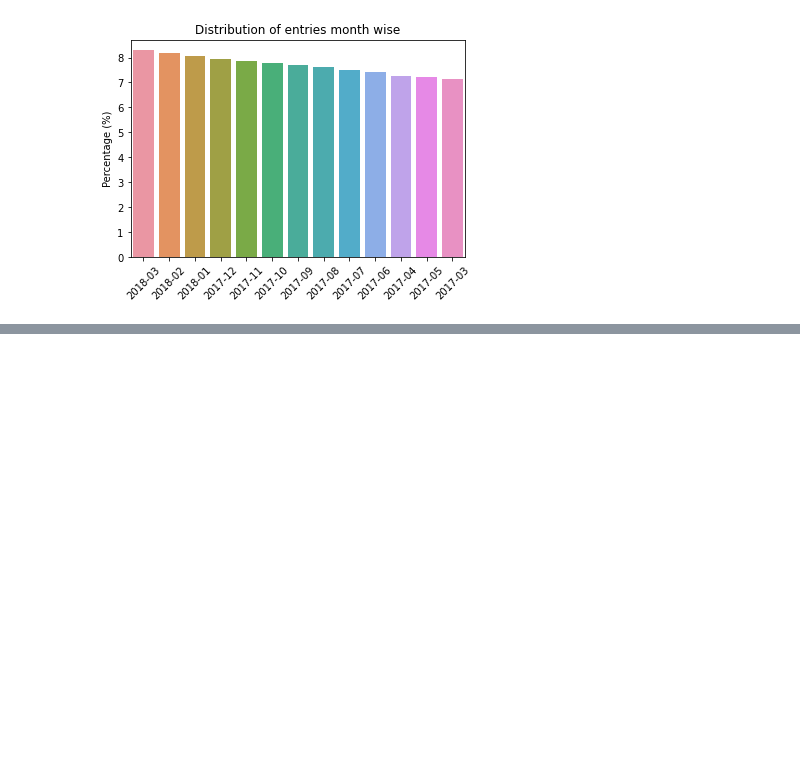
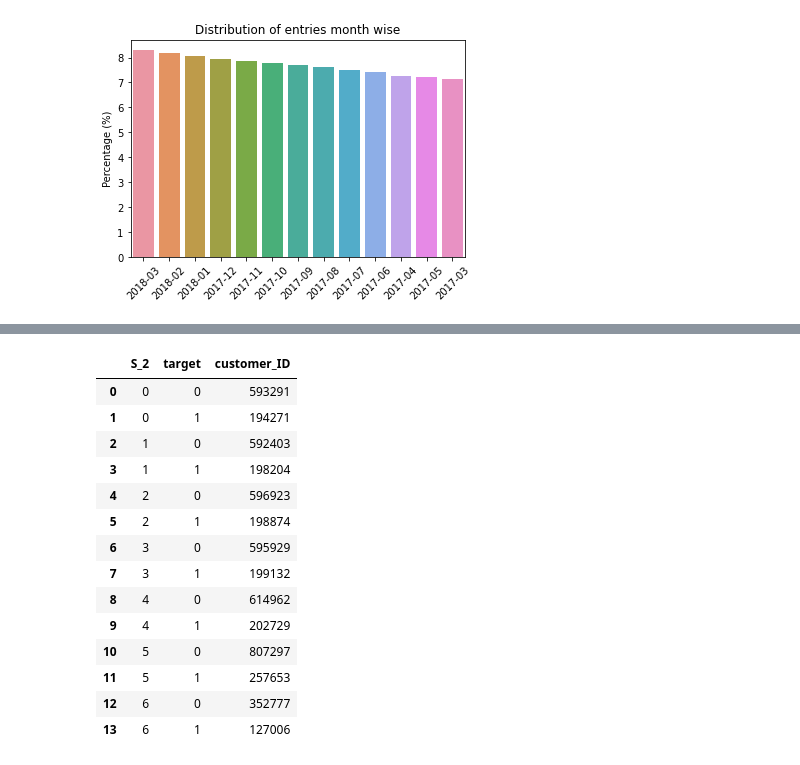
Before and after one commit to sankardevisharath/amex-default-prediction, a Jupyter notebook: notebooks/explore_columns.ipynb, the cells around one changed output, grey strips where cells are left out. Drawn from its saved outputs; the diff is of its cells as text; code cells hidden in the pictures; blank space fills up the shorter version.

```diff
--- a/notebooks/explore_columns.ipynb
+++ b/notebooks/explore_columns.ipynb
@@ -199,0 +272,20 @@ plt.xticks(rotation=45)
+# %%
+month_target_grp = stmt_dt_dist.groupby(['S_2', 'target']).count()
+month_target_grp = month_target_grp.reset_index()
+month_target_grp
+# %% [output]
+|  | S_2 | target | customer_ID |
+| 0 | 0 | 0 | 593291 |
+| 1 | 0 | 1 | 194271 |
+| 2 | 1 | 0 | 592403 |
+| 3 | 1 | 1 | 198204 |
+| 4 | 2 | 0 | 596923 |
+| 5 | 2 | 1 | 198874 |
+| 6 | 3 | 0 | 595929 |
+| 7 | 3 | 1 | 199132 |
+| 8 | 4 | 0 | 614962 |
+| 9 | 4 | 1 | 202729 |
+| 10 | 5 | 0 | 807297 |
+| 11 | 5 | 1 | 257653 |
+| 12 | 6 | 0 | 352777 |
+| 13 | 6 | 1 | 127006 |
```
Also changed, not shown: parts of 16 cells of this notebook.
